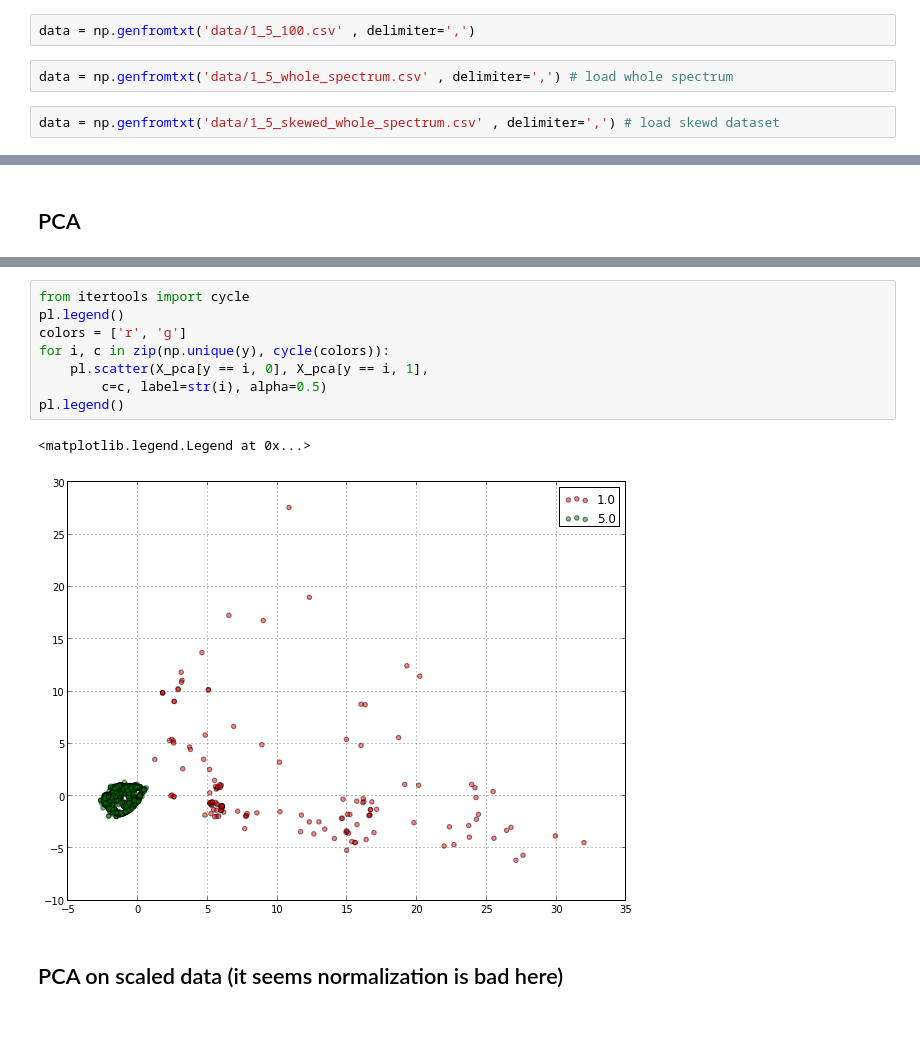
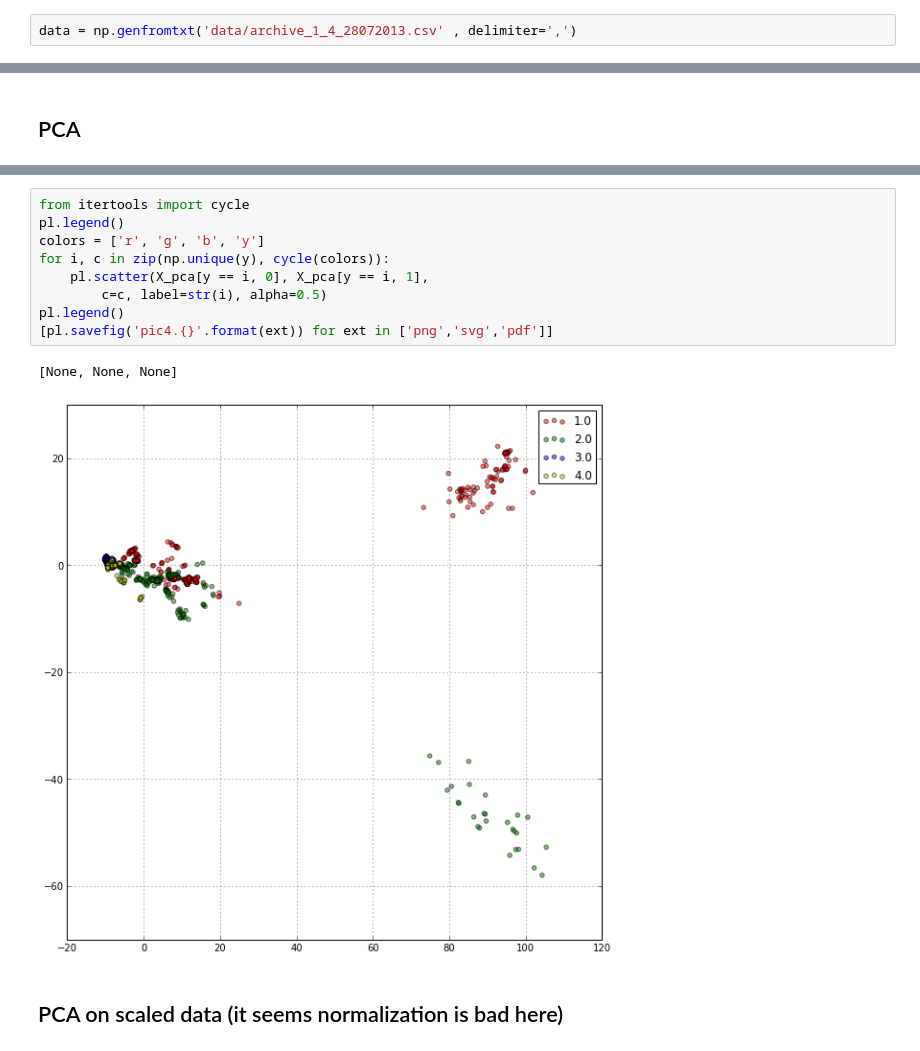
Before and after one commit to astar/berunka, a Jupyter notebook: notebooks/02_model_selection.ipynb, the cells around one changed output, grey strips where cells are left out. Drawn from its saved outputs; the diff is of its cells as text; blank space fills up the shorter version.

```diff
--- a/notebooks/02_model_selection.ipynb
+++ b/notebooks/02_model_selection.ipynb
@@ -22,11 +22,7 @@ For more information, type 'help(pylab)'.
 # %% [markdown]
 ## Data preprocessing
 # %%
-data = np.genfromtxt('data/1_5_100.csv' , delimiter=',')
+data = np.genfromtxt('data/archive_1_4_28072013.csv' , delimiter=',')
-# %%
-data = np.genfromtxt('data/1_5_whole_spectrum.csv' , delimiter=',') # load whole spectrum
-# %%
-data = np.genfromtxt('data/1_5_skewed_whole_spectrum.csv' , delimiter=',') # load skewd dataset
 # %%
 X, y = data[:,1:], data[:,0]
 print("data shape: %r, target shape: %r" % (X.shape, y.shape))
@@ -84,14 +80,15 @@ Wall time: 1.67 s
 # %%
 from itertools import cycle
 pl.legend()
-colors = ['r', 'g']
+colors = ['r', 'g', 'b', 'y']
 for i, c in zip(np.unique(y), cycle(colors)):
     pl.scatter(X_pca[y == i, 0], X_pca[y == i, 1],
         c=c, label=str(i), alpha=0.5)
 pl.legend()
+[pl.savefig('pic4.{}'.format(ext)) for ext in ['png','svg','pdf']]
 # %% [output]
-<matplotlib.legend.Legend at 0x...>
+[None, None, None]
-[figure, old version]
+[figure, new version]
 # %% [markdown]
 ## PCA on scaled data (it seems normalization is bad here)
 # %%
```
Also changed, not shown: parts of 15 cells of this notebook, 4 other files.
